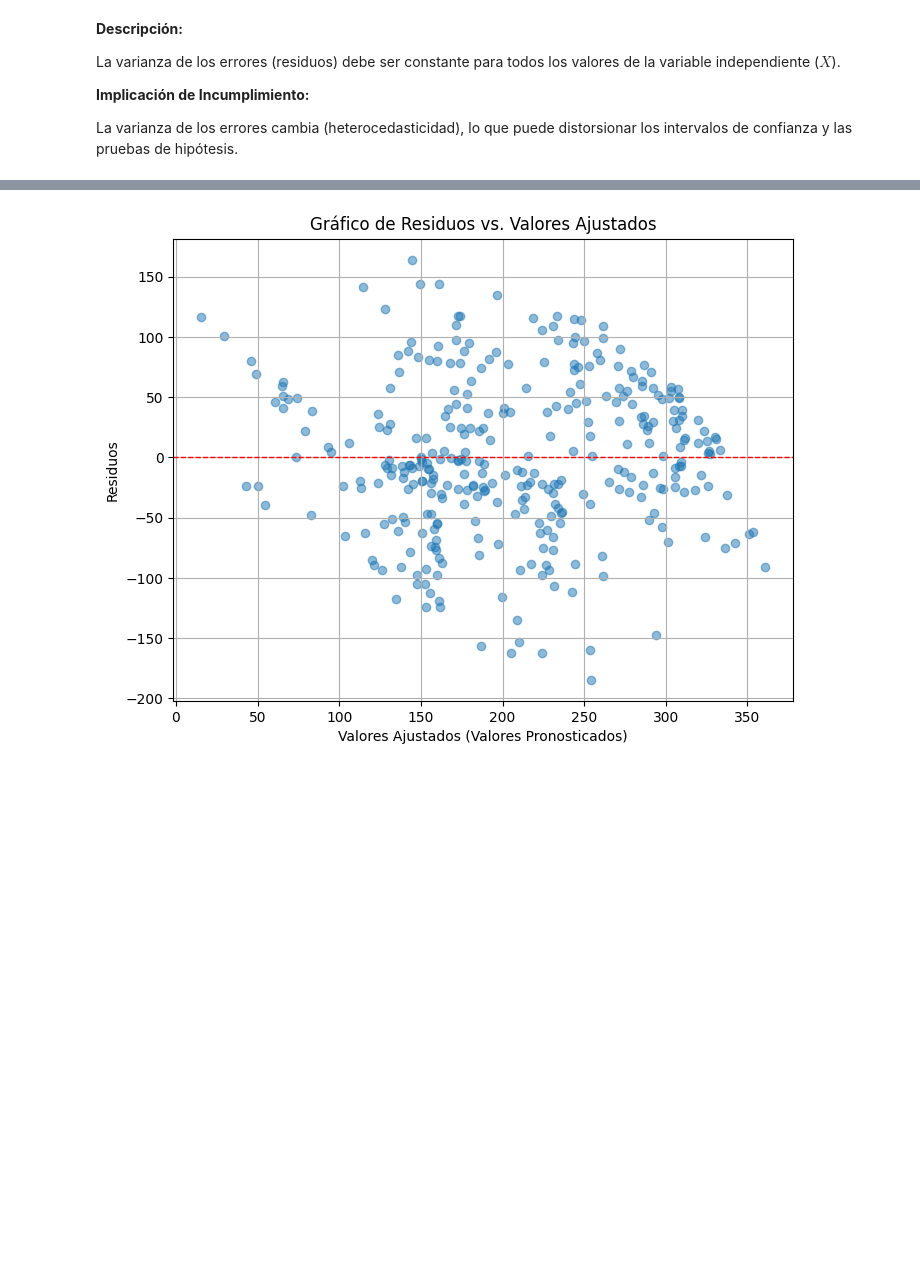
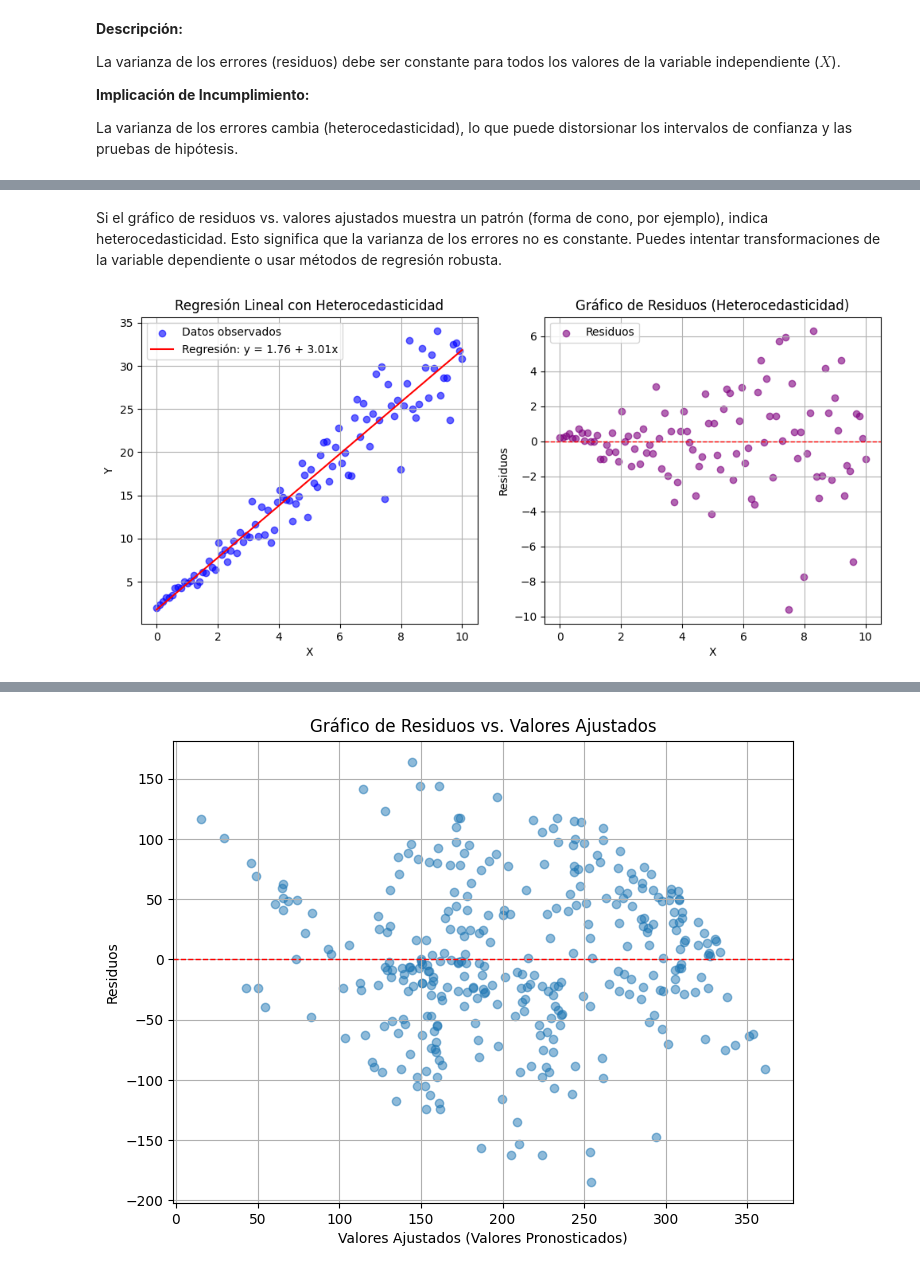
Before and after one commit to vrrp/sachabook_modulo1, a Jupyter notebook: _build/jupyter_execute/docs/sesion5-estadistica_inferencial.ipynb, the cells around one changed output, grey strips where cells are left out. Drawn from its saved outputs; the diff is of its cells as text; code cells hidden in the pictures; blank space fills up the shorter version.

```diff
--- a/_build/jupyter_execute/docs/sesion5-estadistica_inferencial.ipynb
+++ b/_build/jupyter_execute/docs/sesion5-estadistica_inferencial.ipynb
@@ -291,0 +360,56 @@ La varianza de los errores cambia (heterocedasticidad), lo que puede distorsiona
+# %% [markdown]
+Si el gráfico de residuos vs. valores ajustados muestra un patrón (forma de cono, por ejemplo), indica heterocedasticidad. Esto significa que la varianza de los errores no es constante. Puedes intentar transformaciones de la variable dependiente o usar métodos de regresión robusta.
+# %%
+import numpy as np
+import matplotlib.pyplot as plt
+from scipy.stats import linregress
+import uuid
+
+# Configurar semilla para reproducibilidad
+np.random.seed(42)
+
+# Generar datos sintéticos
+n = 100  # Número de puntos
+x = np.linspace(0, 10, n)  # Variable independiente
+beta_0 = 2.0  # Intercepto
+beta_1 = 3.0  # Pendiente
+
+# Generar errores con heterocedasticidad (varianza creciente con x)
+error_scale = 0.5 * x  # Escala de la varianza proporcional a x
+errors = np.random.normal(0, error_scale, n)  # Errores con distribución normal
+
+# Generar variable dependiente
+y = beta_0 + beta_1 * x + errors  # Modelo lineal con errores
+
+# Ajustar modelo de regresión lineal
+slope, intercept, r_value, p_value, std_err = linregress(x, y)
+y_pred = intercept + slope * x  # Valores predichos
+residuals = y - y_pred  # Residuos
+
+# Crear gráficos
+fig, ax = plt.subplots(nrows=1, ncols=2, figsize=(12, 5))
+fig.subplots_adjust(hspace=0.06)
+
+# Gráfico 1: Datos observados y recta ajustada
+ax[0].scatter(x, y, color='blue', label='Datos observados', alpha=0.6)
+ax[0].plot(x, y_pred, color='red', label=f'Regresión: y = {intercept:.2f} + {slope:.2f}x')
+ax[0].set_xlabel('X')
+ax[0].set_ylabel('Y')
+ax[0].set_title('Regresión Lineal con Heterocedasticidad')
+ax[0].legend()
+ax[0].grid(True)
+
+# Gráfico 2: Residuos
+ax[1].scatter(x, residuals, color='purple', label='Residuos', alpha=0.6)
+ax[1].axhline(0, color='red', linestyle='--', linewidth=1)
+ax[1].set_xlabel('X')
+ax[1].set_ylabel('Residuos')
+ax[1].set_title('Gráfico de Residuos (Heterocedasticidad)')
+ax[1].legend()
+ax[1].grid(True)
+
+# Ajustar diseño y mostrar
+#plt.tight_layout()
+plt.show()
+# %% [output]
+[figure, added]
```
Also changed, not shown: parts of 13 cells of this notebook, 18 other files.
